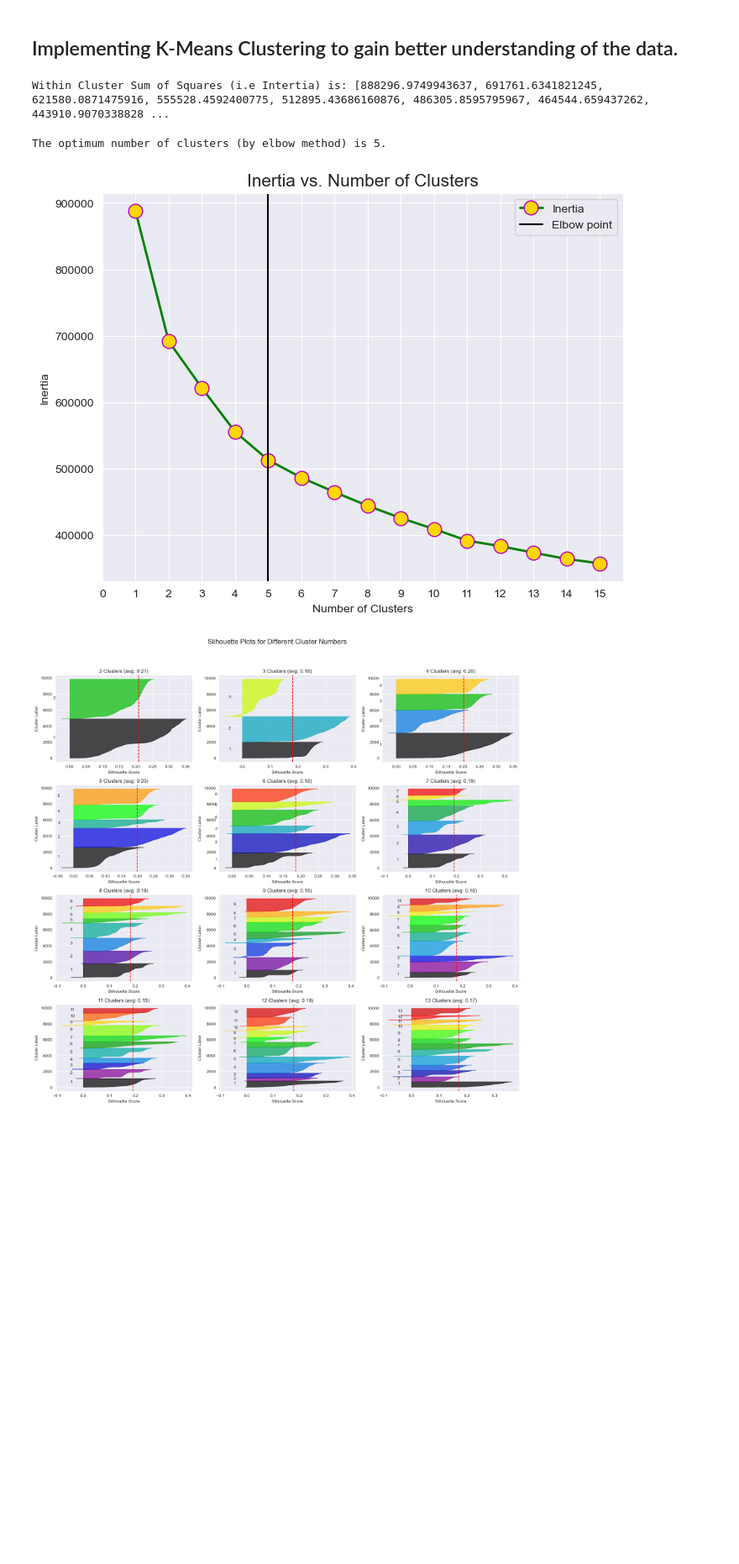
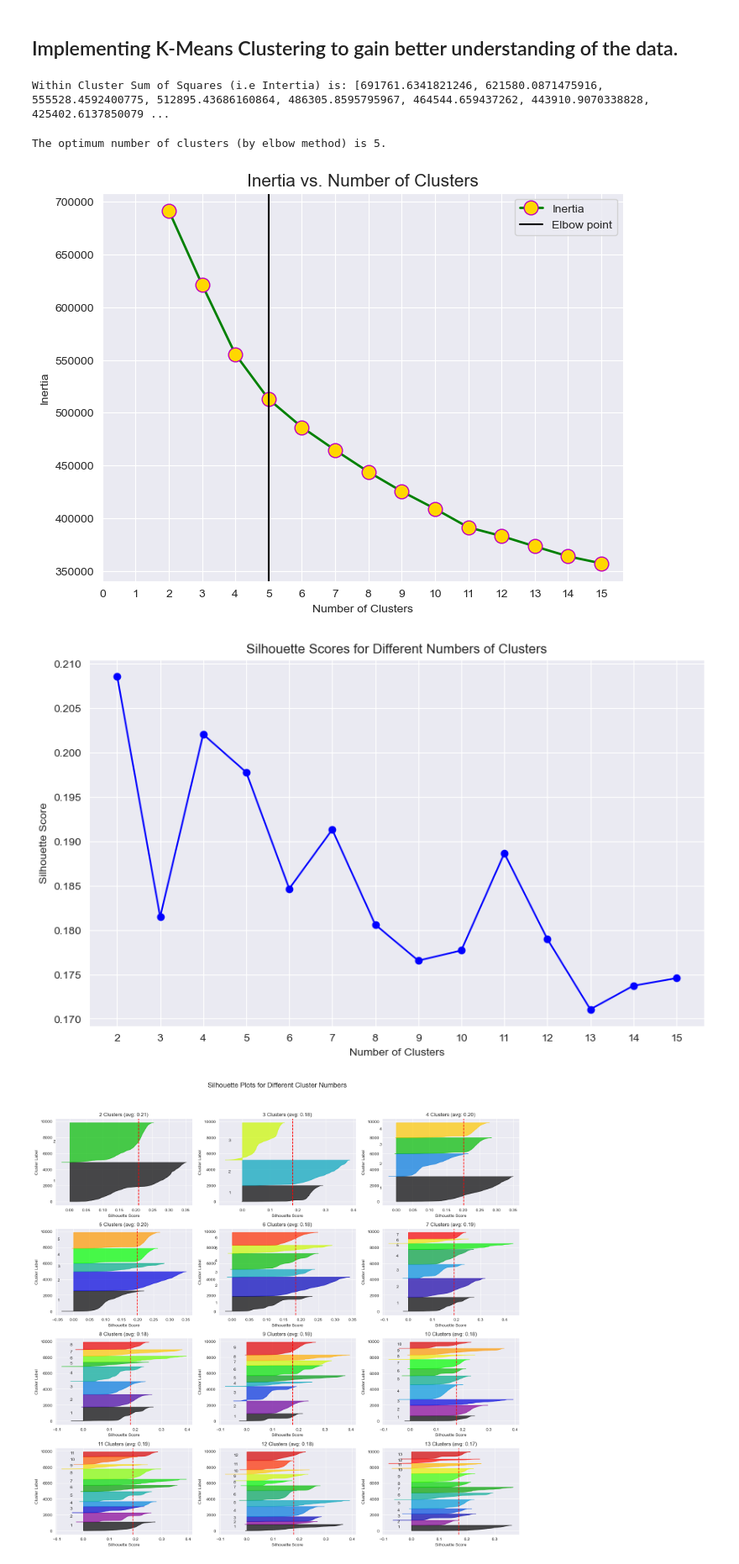
Before and after one commit to AdityaSreevatsaK/DS-ML-Playground, a Jupyter notebook: c. Jupyter Notebooks/National Health and Nutrition Examination Survey (NHANES).ipynb, the cells around one changed output. Shown at 84% size. Saved outputs shown, nothing was run; the diff lists cells and outputs as text; code cells hidden in the pictures; blank space fills up the shorter version.

```diff
--- a/c. Jupyter Notebooks/National Health and Nutrition Examination Survey (NHANES).ipynb
+++ b/c. Jupyter Notebooks/National Health and Nutrition Examination Survey (NHANES).ipynb
@@ -129,7 +147,7 @@ X = health_data
 ## Implementing K-Means Clustering to gain better understanding of the data.
 # %%
 inertia = []
-for n in range (1, 16):
+for n in range (2, 16):
     k_means_model = KMeans(n_clusters=n,
                            init='k-means++',
                            n_init=30,
@@ -141,7 +159,7 @@ for n in range (1, 16):
     inertia.append(k_means_model.inertia_)
 print("Within Cluster Sum of Squares (i.e Intertia) is:", inertia)
 # %% [output]
-Within Cluster Sum of Squares (i.e Intertia) is: [888296.9749943637, 691761.6341821245, 621580.0871475916, 555528.4592400775, 512895.43686160876, 486305.8595795967, 464544.659437262, 443910.9070338828 ...
+Within Cluster Sum of Squares (i.e Intertia) is: [691761.6341821246, 621580.0871475916, 555528.4592400775, 512895.43686160864, 486305.8595795967, 464544.659437262, 443910.9070338828, 425402.6137850079 ...
 # %%
 n_clusters_range = range(1, len(inertia) + 1)
 kneedle = KneeLocator(n_clusters_range, inertia, curve="convex", direction="decreasing")
@@ -152,7 +170,7 @@ The optimum number of clusters (by elbow method) is 5.
 # %%
 plt.figure(figsize=(8, 6))
 sns.set_style('darkgrid')
-plt.plot(list(range(1, 16)),
+plt.plot(list(range(2, 16)),
          inertia,
          linewidth=2,
          markersize=12,
@@ -171,4 +189,4 @@ plt.title('Inertia vs. Number of Clusters', fontsize=15)
 plt.legend()
 plt.show()
 # %% [output]
-[figure, old version]
+[figure, new version]
@@ -175,3 +211,14 @@ plt.show()
+# %%
+plt.figure(figsize=(10, 6))
+plt.plot(cluster_range, silhouette_scores, marker='o', linestyle='-', color='b')
+plt.title("Silhouette Scores for Different Numbers of Clusters")
+plt.xlabel("Number of Clusters")
+plt.ylabel("Silhouette Score")
+plt.xticks(cluster_range)
+plt.grid(True)
+plt.show()
+# %% [output]
+[figure, added]
 # %%
 range_n_clusters = range(2, 14)
 
```
Also changed, not shown: parts of 12 cells of this notebook, 1 other file.
